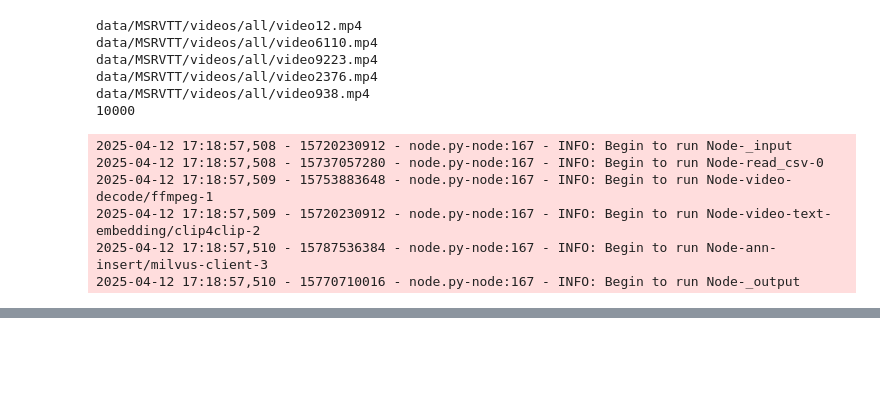
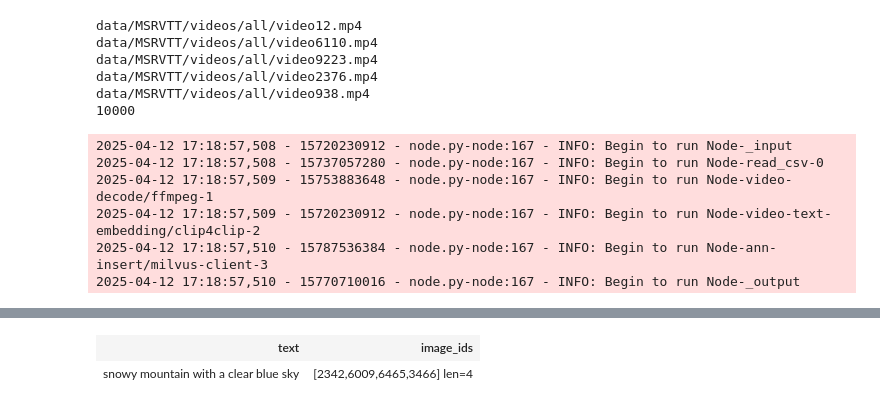
Before and after one commit to Suraj-Ram/video-semantic-search, a Jupyter notebook: vr_with_c4c.ipynb, the cells around one changed output, grey strips where cells are left out. Drawn from its saved outputs; the diff is of its cells as text; code cells hidden in the pictures; blank space fills up the shorter version.

```diff
--- a/vr_with_c4c.ipynb
+++ b/vr_with_c4c.ipynb
@@ -272,0 +349,24 @@ vars(res.to_list()[0])
+# %%
+def read_image(image_ids):
+    df = pd.read_csv('reverse_image_search.csv')
+    id_img = df.set_index('id')['path'].to_dict()
+    imgs = []
+    decode = ops.image_decode.cv2('rgb')
+    for image_id in image_ids:
+        path = id_img[image_id]
+        imgs.append(decode(path))
+    return imgs
+
+
+p4 = (
+    pipe.input('text')
+    .map('text', 'vec', ops.image_text_embedding.clip(model_name='clip_vit_base_patch16', modality='text', device='mps'))
+    .map('vec', 'vec', lambda x: x / np.linalg.norm(x))
+    .map('vec', 'result', ops.ann_search.milvus_client(host='127.0.0.1', port='19530', collection_name=MILVUS_IMAGES_COLLECTION_NAME, limit=4))
+    .map('result', 'image_ids', lambda x: [item[0] for item in x])
+    # .map('image_ids', 'images', read_image)
+    .output('text', 'image_ids')
+)
+
+DataCollection(p4("snowy mountain with a clear blue sky")).show()
+# %% [output]
@@ -272,0 +390,2 @@ vars(res.to_list()[0])
+| text | image_ids |
+| snowy mountain with a clear blue sky | [2342,6009,6465,3466] len=4 |
```
Also changed, not shown: parts of 21 cells of this notebook, 11 other files.
